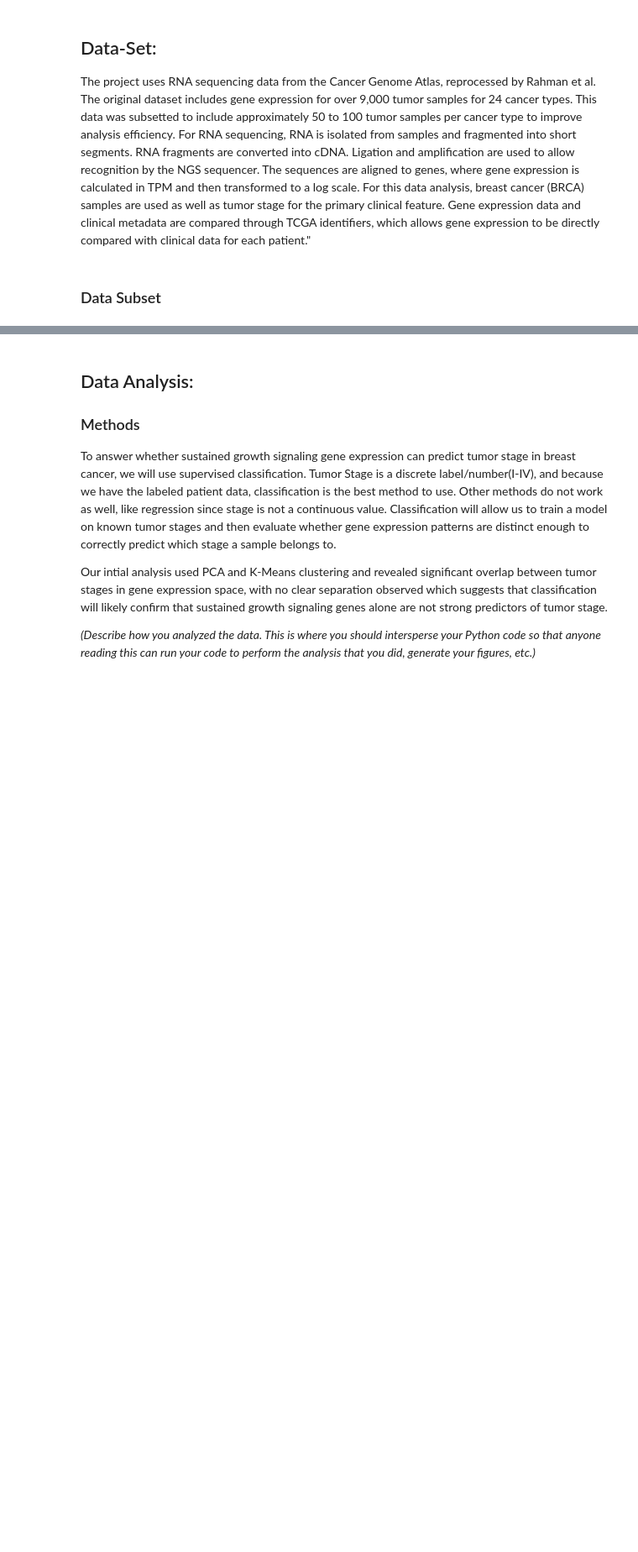
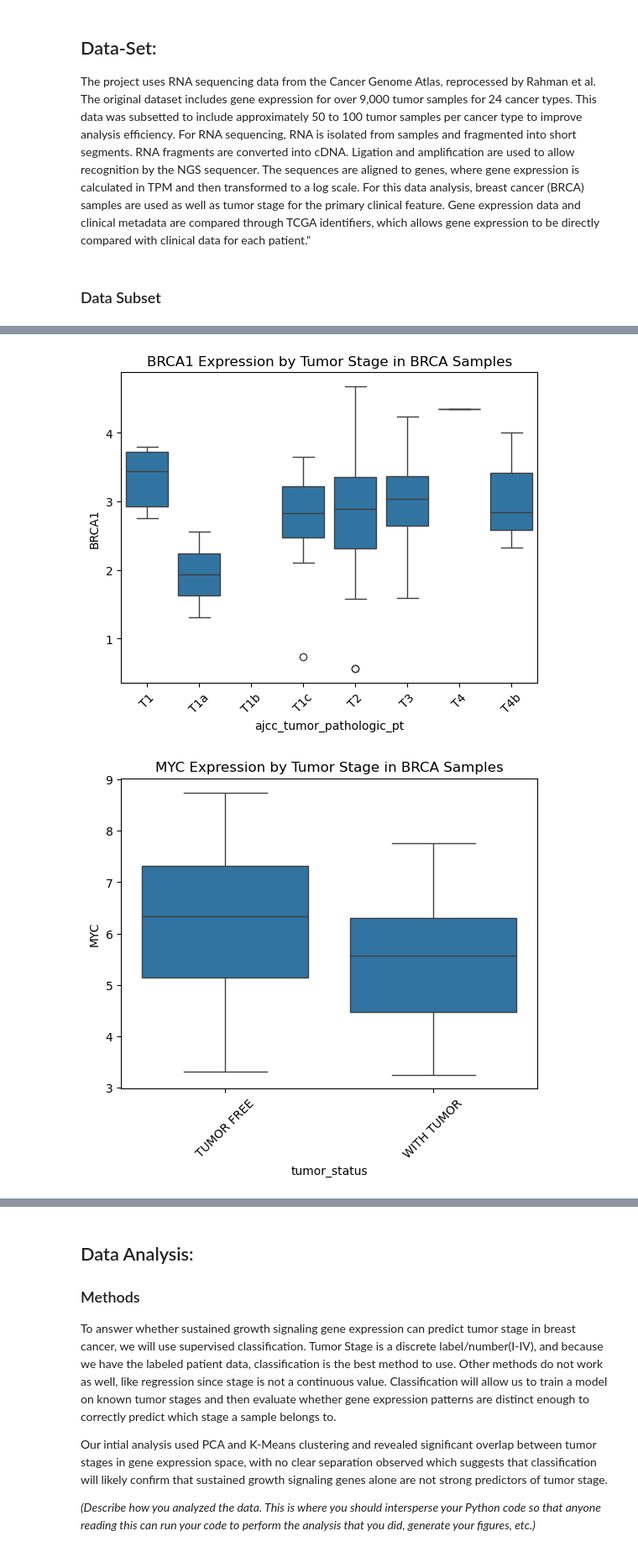
Before and after one commit to isabellaorlando1/Grosso-Orlando-Module-4-Cancer, a Jupyter notebook: code/Module 4 Notebook Final.ipynb, the cells around one changed output, grey strips where cells are left out. Shown at 84% size. Saved outputs shown, nothing was run; the diff lists cells and outputs as text; code cells hidden in the pictures; blank space fills up the shorter version.

Commit message:
Update Module 4 Notebook Final.ipynb
Add comments to code and finalize descriptions

```diff
--- a/code/Module 4 Notebook Final.ipynb
+++ b/code/Module 4 Notebook Final.ipynb
@@ -103,31 +96,91 @@ For this data analysis, breast cancer (BRCA) samples are used as well as tumor s
 ### Data Subset
 # %%
 
+import pandas as pd
+import matplotlib.pyplot as plt
+import seaborn as sns
+# %%
+# Load the data
+####################################################
+data = pd.read_csv(
+    r"C:\Users\isabe\Downloads\TRAINING_SET_GSE62944_subsample_log2TPM.csv", index_col=0, header=0)  # can also use larger dataset with more genes
+metadata_df = pd.read_csv(
+    r'C:\Users\isabe\OneDrive\Documents\BME2315\Grosso-Orlando-Module-4-Cancer\data\TRAINING_SET_GSE62944_metadata.csv', index_col=0, header=0)
+#print(data.head())
+
+# %%
+# Explore the data
+####################################################
+print(data.shape)
+print(data.info())
+print(data.describe())
+
+# %%
+# Explore the metadata
+####################################################
+print(metadata_df.info())
+print(metadata_df.describe())
+
+# %%
+# Subset the data for a specific cancer type
+####################################################
 cancer_type = 'BRCA'  # Breast Invasive Carcinoma
 
 # From metadata, get the rows where "cancer_type" is equal to the specified cancer type
+# Then grab the index of this subset (these are the sample IDs)
 cancer_samples = metadata_df[metadata_df['cancer_type'] == cancer_type].index
 #print(cancer_samples)
 # Subset the main data to include only these samples
 # When you want a subset of columns, you can pass a list of column names to the data frame in []
 BRCA_data = data[cancer_samples]
 
+# %%
 # Subset by index (genes)
-desired_gene_list = ['TP53', 'BRCA1', 'BRCA2', 'EGFR', 'MYC']
+####################################################
+desired_gene_list = ['TP53', 'BRCA1', 'BRCA2', 'EGFR', 'MYC'] #chosen because they are significantly involved in breast cancer development
 gene_list = [gene for gene in desired_gene_list if gene in BRCA_data.index]
-for gene in desired_gene_list:
-    if gene not in gene_list:
-        print(f"Warning: {gene} not found in the dataset.")
+
+# .loc[] is the method to subset by index labels
 BRCA_gene_data = BRCA_data.loc[gene_list]
 
+#The following code explores the data and visualizes specific concepts for the samples before we focus on our project goal.
+
+# %%
+# Basic statistics on the subsetted data
+####################################################
+print(BRCA_gene_data.describe())
+print(BRCA_gene_data.var(axis=1))  # Variance of each gene across samples
+# Mean expression of each gene across samples
+print(BRCA_gene_data.mean(axis=1))
+# Median expression of each gene across samples
+print(BRCA_gene_data.median(axis=1))
+
+# %%
+# Explore categorical variables in metadata
+####################################################
+# groupby allows you to group on a specific column in the dataset,
+# and then print out summary stats or counts for other columns within those groups
+print(metadata_df.groupby('cancer_type')["ajcc_pathologic_tumor_stage"].value_counts())
+#%%
+# Explore average age at diagnosis by cancer type
+metadata_df['age_at_diagnosis'] = pd.to_numeric(
+    metadata_df['age_at_diagnosis'], errors='coerce')
+print(metadata_df.groupby(
+    'cancer_type')["age_at_diagnosis"].mean())
+# %%
 # Merging datasets
+####################################################
 # Merge the subsetted expression data with metadata for BRCA samples,
+# so rows are samples and columns include gene expression for EGFR and MYC and metadata
 BRCA_metadata = metadata_df.loc[cancer_samples]
 BRCA_merged = BRCA_gene_data.T.merge(
     BRCA_metadata, left_index=True, right_index=True)
 
+
+# %%
 # Plotting
-# Boxplot of BRCA1 expression and tumor pt in BRCA samples
+####################################################
+# Boxplot of BRCA1 and BRCA2 expression in BRCA samples using SEABORN
 sns.boxplot(
     data=BRCA_merged,
     x="ajcc_tumor_pathologic_pt",
@@ -138,7 +191,6 @@ plt.title("BRCA1 Expression by Tumor Stage in BRCA Samples")
 plt.xticks(rotation=45)
 plt.show()
 
-#Boxplot of MYC expression and active tumor status in BRCA samples
 clean = BRCA_merged[BRCA_merged['tumor_status'].isin(['TUMOR FREE', 'WITH TUMOR'])]
 sns.boxplot(
     data = clean,
@@ -153,4 +205,6 @@ plt.show()
 BRCA_merged[['BRCA1', 'BRCA2']].plot.box()
 plt.title("BRCA1 and BRCA2 Expression in BRCA Samples")
 plt.show()
+
+# %%
 # %% [output]
@@ -157,0 +228,2 @@ KeyError: "None of [Index(['TCGA-E9-A1R0-01A-22R-A16F-07', 'TCGA-E2-A1LG-01A-21R
+[figure, added]
+[figure, added]
```
Also changed, not shown: parts of 16 cells of this notebook.
